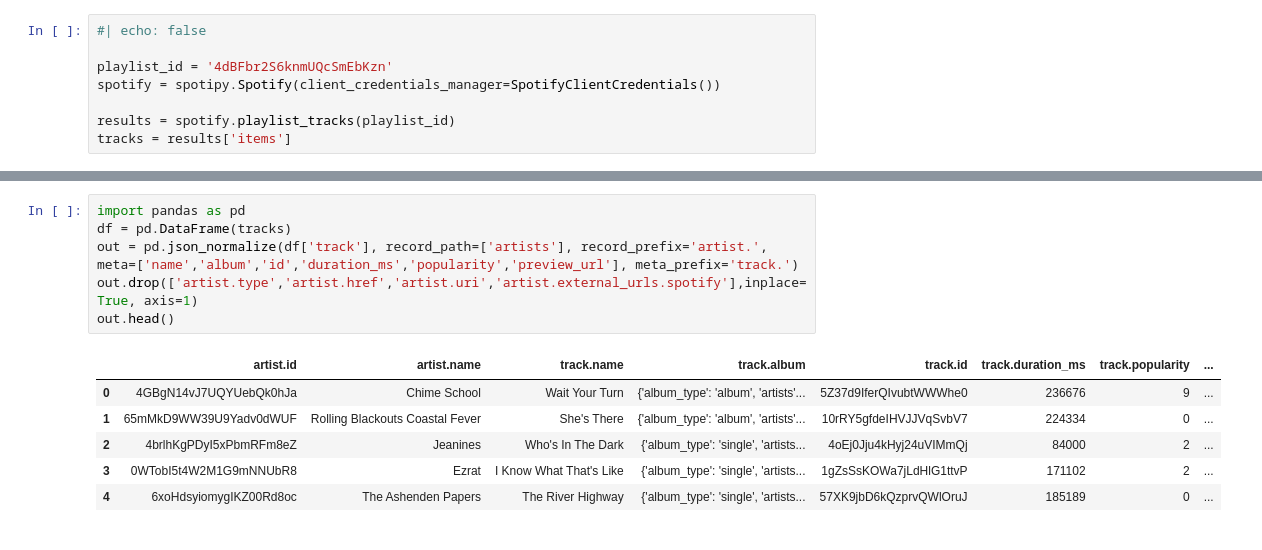
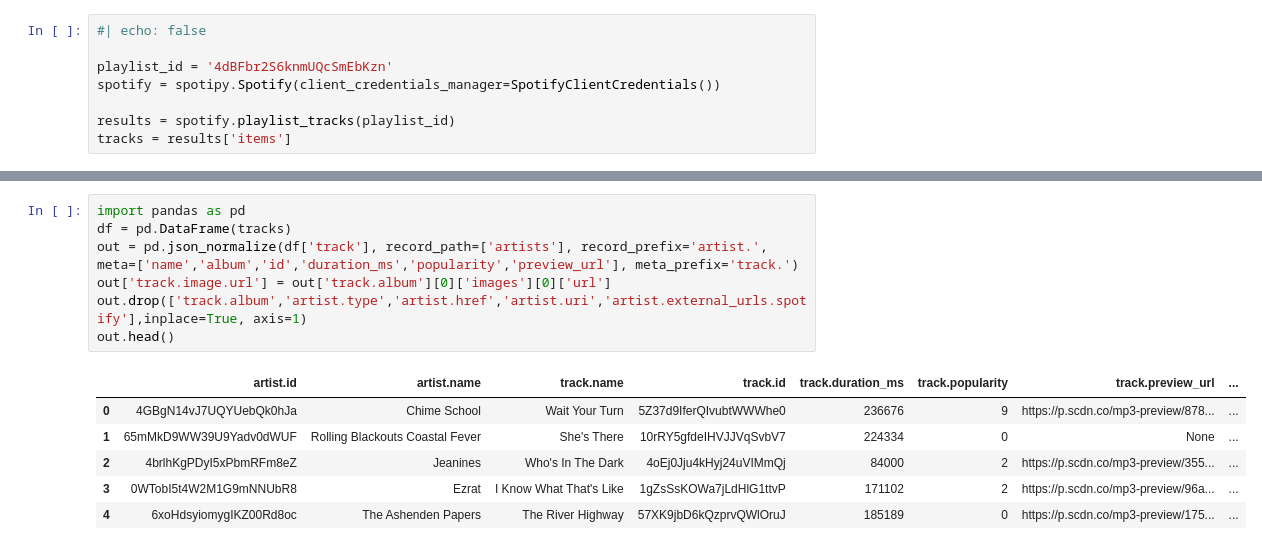
Before and after one commit to januff/spotify-completist, a Jupyter notebook: nbs/index.ipynb, the cells around one changed output, grey strips where cells are left out. Drawn from its saved outputs; the diff is of its cells as text.

```diff
--- a/nbs/index.ipynb
+++ b/nbs/index.ipynb
@@ -109,13 +109,14 @@ tracks
 # %%
 import pandas as pd
 df = pd.DataFrame(tracks)
 out = pd.json_normalize(df['track'], record_path=['artists'], record_prefix='artist.', meta=['name','album','id','duration_ms','popularity','preview_url'], meta_prefix='track.')
-out.drop(['artist.type','artist.href','artist.uri','artist.external_urls.spotify'],inplace=True, axis=1)
+out['track.image.url'] = out['track.album'][0]['images'][0]['url']
+out.drop(['track.album','artist.type','artist.href','artist.uri','artist.external_urls.spotify'],inplace=True, axis=1)
 out.head()
 # %% [output]
-|  | artist.id | artist.name | track.name | track.album | track.id | track.duration_ms | track.popularity | ... |
-| 0 | 4GBgN14vJ7UQYUebQk0hJa | Chime School | Wait Your Turn | {'album_type': 'album', 'artists'... | 5Z37d9IferQIvubtWWWhe0 | 236676 | 9 | ... |
-| 1 | 65mMkD9WW39U9Yadv0dWUF | Rolling Blackouts Coastal Fever | She's There | {'album_type': 'album', 'artists'... | 10rRY5gfdeIHVJJVqSvbV7 | 224334 | 0 | ... |
-| 2 | 4brlhKgPDyI5xPbmRFm8eZ | Jeanines | Who's In The Dark | {'album_type': 'single', 'artists... | 4oEj0Jju4kHyj24uVIMmQj | 84000 | 2 | ... |
-| 3 | 0WTobI5t4W2M1G9mNNUbR8 | Ezrat | I Know What That's Like | {'album_type': 'single', 'artists... | 1gZsSsKOWa7jLdHlG1ttvP | 171102 | 2 | ... |
-| 4 | 6xoHdsyiomygIKZ00Rd8oc | The Ashenden Papers | The River Highway | {'album_type': 'single', 'artists... | 57XK9jbD6kQzprvQWlOruJ | 185189 | 0 | ... |
+|  | artist.id | artist.name | track.name | track.id | track.duration_ms | track.popularity | track.preview_url | ... |
+| 0 | 4GBgN14vJ7UQYUebQk0hJa | Chime School | Wait Your Turn | 5Z37d9IferQIvubtWWWhe0 | 236676 | 9 | https://p.scdn.co/mp3-preview/878... | ... |
+| 1 | 65mMkD9WW39U9Yadv0dWUF | Rolling Blackouts Coastal Fever | She's There | 10rRY5gfdeIHVJJVqSvbV7 | 224334 | 0 | None | ... |
+| 2 | 4brlhKgPDyI5xPbmRFm8eZ | Jeanines | Who's In The Dark | 4oEj0Jju4kHyj24uVIMmQj | 84000 | 2 | https://p.scdn.co/mp3-preview/355... | ... |
+| 3 | 0WTobI5t4W2M1G9mNNUbR8 | Ezrat | I Know What That's Like | 1gZsSsKOWa7jLdHlG1ttvP | 171102 | 2 | https://p.scdn.co/mp3-preview/96a... | ... |
+| 4 | 6xoHdsyiomygIKZ00Rd8oc | The Ashenden Papers | The River Highway | 57XK9jbD6kQzprvQWlOruJ | 185189 | 0 | https://p.scdn.co/mp3-preview/175... | ... |
```
